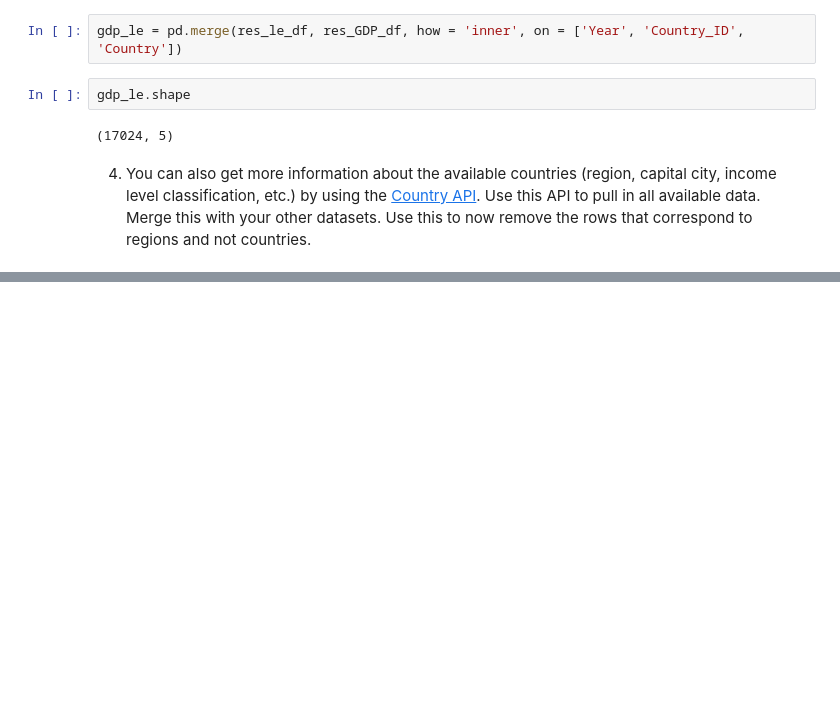
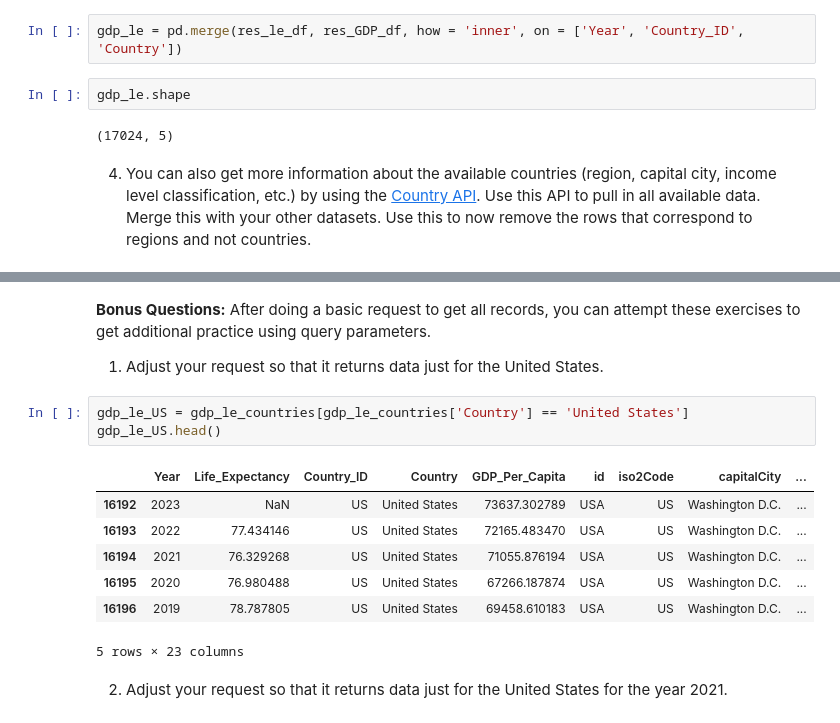
Before and after one commit to nss-data-science-cohort-8/api-exercise-GetGubbz, a Jupyter notebook: notebooks/UNData_API_Exercise.ipynb, the cells around one changed output, grey strips where cells are left out. Saved outputs shown, nothing was run; the diff lists cells and outputs as text; blank space fills up the shorter version.

Commit message:
Finished Through Bonus #5

```diff
--- a/notebooks/UNData_API_Exercise.ipynb
+++ b/notebooks/UNData_API_Exercise.ipynb
@@ -162,0 +236,17 @@ res_country_df.head()
+# %% [markdown]
+**Bonus Questions:** After doing a basic request to get all records, you can attempt these exercises to get additional practice using query parameters.
+
+1. Adjust your request so that it returns data just for the United States.
+# %%
+gdp_le_US = gdp_le_countries[gdp_le_countries['Country'] == 'United States']
+gdp_le_US.head()
+# %% [output]
+|  | Year | Life_Expectancy | Country_ID | Country | GDP_Per_Capita | id | iso2Code | capitalCity | ... |
+| 16192 | 2023 | NaN | US | United States | 73637.302789 | USA | US | Washington D.C. | ... |
+| 16193 | 2022 | 77.434146 | US | United States | 72165.483470 | USA | US | Washington D.C. | ... |
+| 16194 | 2021 | 76.329268 | US | United States | 71055.876194 | USA | US | Washington D.C. | ... |
+| 16195 | 2020 | 76.980488 | US | United States | 67266.187874 | USA | US | Washington D.C. | ... |
+| 16196 | 2019 | 78.787805 | US | United States | 69458.610183 | USA | US | Washington D.C. | ... |
+5 rows × 23 columns
+# %% [markdown]
+2. Adjust your request so that it returns data just for the United States for the year 2021.
```
Also changed, not shown: parts of 24 cells of this notebook.
